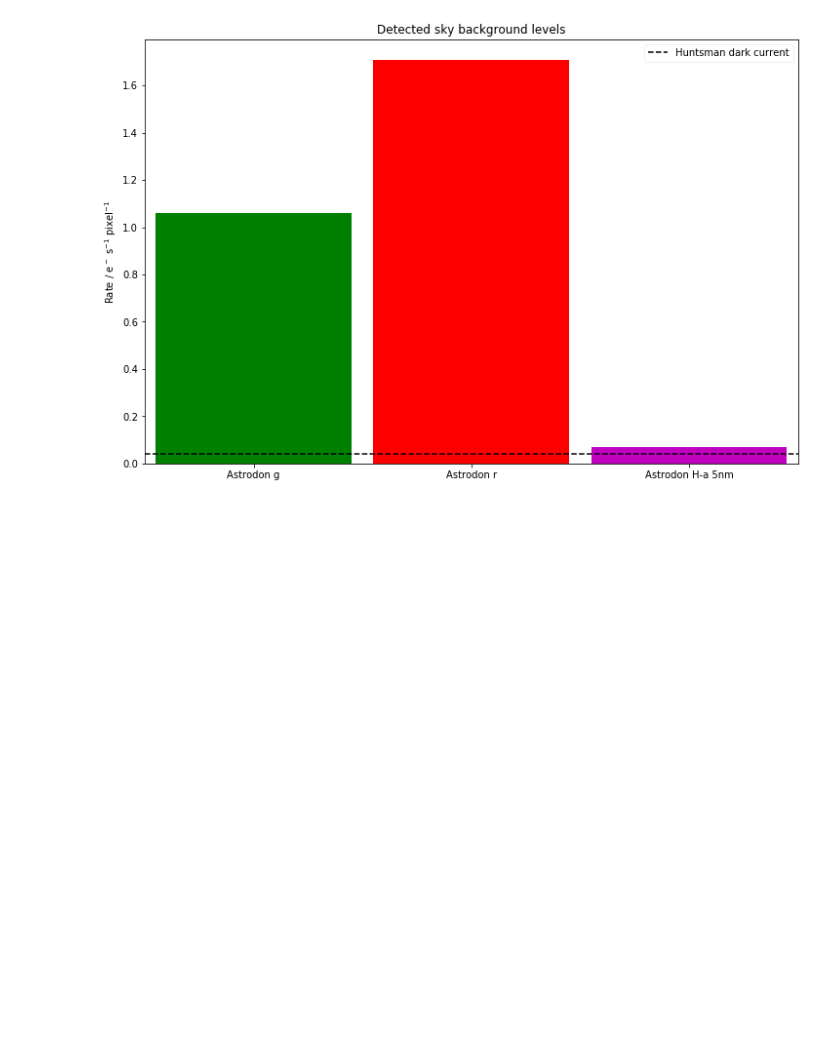
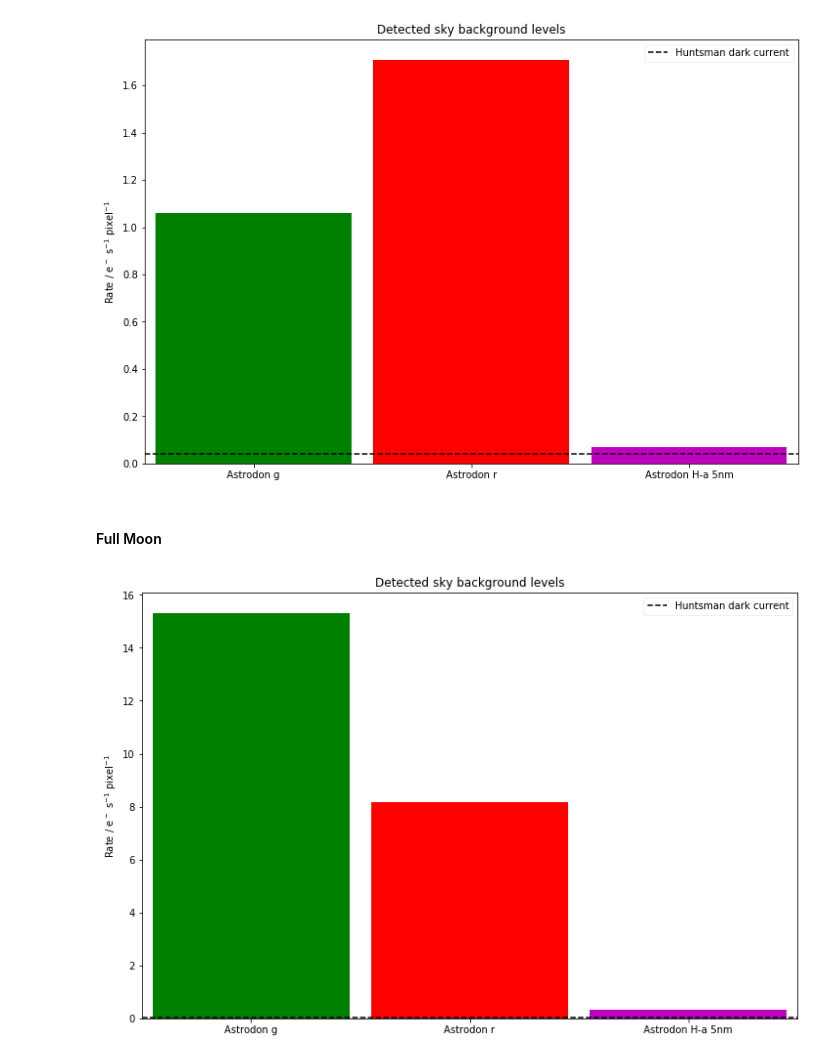
Before and after one commit to AstroHuntsman/gunagala, a Jupyter notebook: examples/Huntsman Telephoto Array.ipynb, the cells around one changed output. Saved outputs shown, nothing was run; the diff lists cells and outputs as text; code cells hidden in the pictures; blank space fills up the shorter version.

```diff
--- a/examples/Huntsman Telephoto Array.ipynb
+++ b/examples/Huntsman Telephoto Array.ipynb
@@ -180,6 +189,26 @@ plt.title('Detected sky background levels')
 plt.gcf().set_size_inches(12, 8)
 # %% [output]
 [figure]
+# %% [markdown]
+#### Full Moon
+# %%
+plt.bar((1, 2, 3),
+        (huntsman_bright.sky_rate['g'].value,
+         huntsman_bright.sky_rate['r'].value,
+         huntsman_bright.sky_rate['Ha_5nm'].value),
+        width=0.9, align='center', color=('g', 'r', 'm'))
+plt.hlines(huntsman.camera.dark_current.value, 0.5, 3.5, linestyle='dashed', label='Huntsman dark current')
+
+plt.legend(loc='upper right', fancybox=True, framealpha=0.3)
+
+plt.xticks((1, 2, 3),
+           ('Astrodon g', 'Astrodon r', 'Astrodon H-a 5nm'))
+plt.xlim(0.5,3.5)
+plt.ylabel('Rate / e$^-$ s$^{-1}$ pixel$^{-1}$')
+plt.title('Detected sky background levels')
+plt.gcf().set_size_inches(12, 8)
+# %% [output]
+[figure, added]
 # %% [markdown]
 ## Point source sensitivity
 
```
Also changed, not shown: parts of 32 cells of this notebook, 1 other file.
